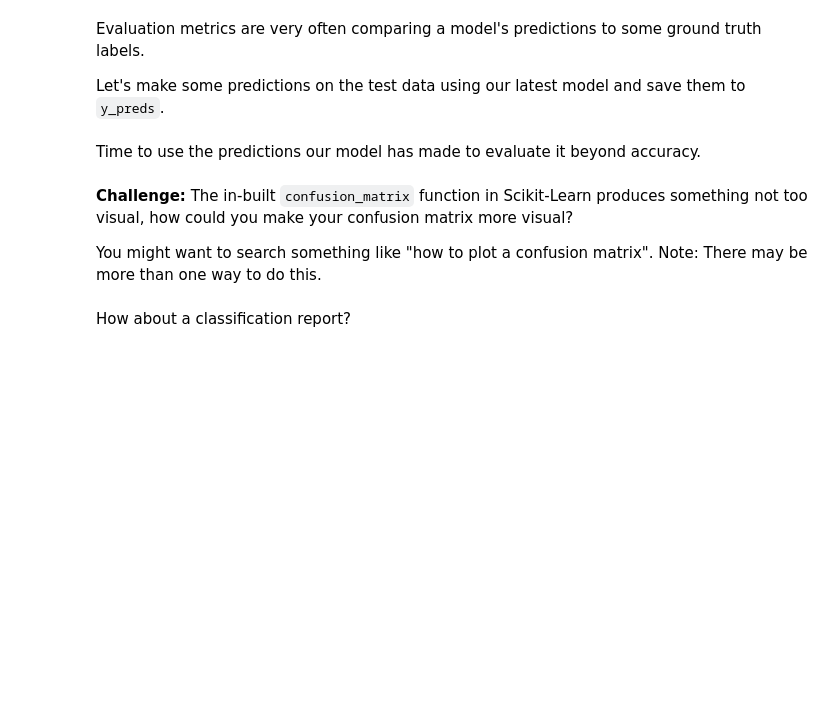
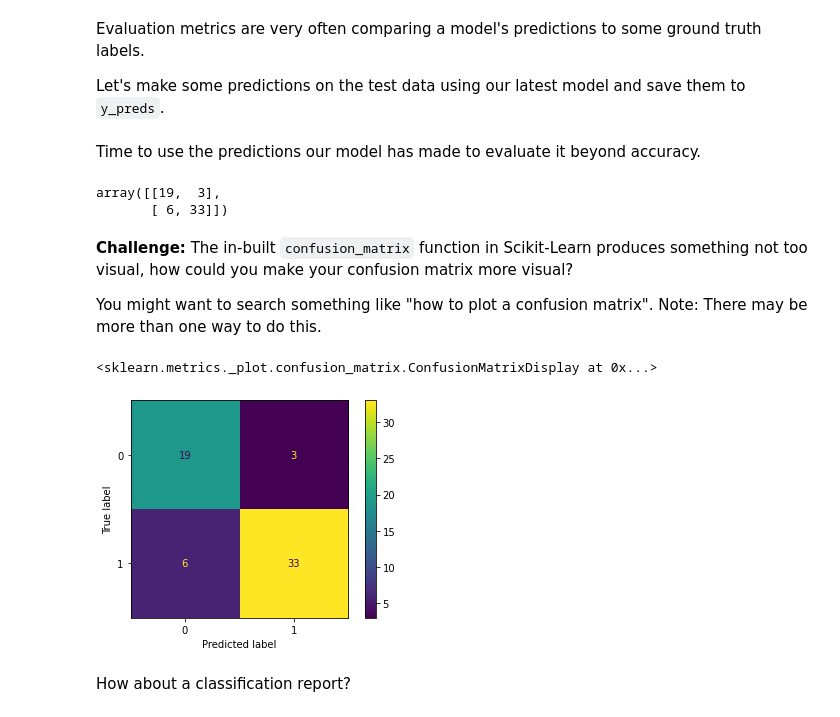
Before and after one commit to kunalburgul/AMLP, a Jupyter notebook: Sklearn/scikit-learn-exercises.ipynb, the cells around one changed output. Cells and saved outputs as stored; diff of their text form; code cells hidden in the pictures; blank space fills up the shorter version.

```diff
--- a/Sklearn/scikit-learn-exercises.ipynb
+++ b/Sklearn/scikit-learn-exercises.ipynb
@@ -261,18 +310,18 @@ log_reg_grid = {"C": np.logspace(-4, 4, 20),
 Since we've got a set of hyperparameters we can import `RandomizedSearchCV`, pass it our dictionary of hyperparameters and let it search for the best combination.
 # %%
 # Setup np random seed of 42
-np.random.seed(###)
+np.random.seed(42)
 
 # Import RandomizedSearchCV from sklearn's model_selection module
-
+from sklearn.model_selection import RandomizedSearchCV
 
 # Setup an instance of RandomizedSearchCV with a LogisticRegression() estimator,
 # our log_reg_grid as the param_distributions, a cv of 5 and n_iter of 5.
-rs_log_reg = RandomizedSearchCV(estimator=###,
-                                param_distributions=###,
-                                cv=###,
-                                n_iter=###,
-                                verbose=###)
+rs_log_reg = RandomizedSearchCV(estimator=LogisticRegression(),
+                                param_distributions=log_reg_grid,
+                                cv=5,
+                                n_iter=5,
+                                verbose=2)
 
 # Fit the instance of RandomizedSearchCV
-###
+rs_log_reg.fit(X_train, y_train);
@@ -304,7 +375,7 @@ But when it comes to classification, you'll likely want to use a few more evalua
 Before we get to these, we'll instantiate a new instance of our model using the best hyerparameters found by `RandomizedSearchCV`.
 # %%
 # Instantiate a LogisticRegression classifier using the best hyperparameters from RandomizedSearchCV
-clf = LogisticRegression(###)
+clf = LogisticRegression(C= 1438.44988828766, solver='liblinear')
 
 # Fit the new instance of LogisticRegression with the best hyperparameters on the training data
-###
+clf.fit(X_train, y_train)
@@ -329,15 +402,22 @@ Let's make some predictions on the test data using our latest model and save the
 # %% [markdown]
 Time to use the predictions our model has made to evaluate it beyond accuracy.
 # %%
+from sklearn.metrics._plot.confusion_matrix import plot_confusion_matrix
 # Create a confusion matrix using the confusion_matrix function
-###
+confusion_matrix(y_test, y_pred)
+# %% [output]
+array([[19,  3],
+       [ 6, 33]])
 # %% [markdown]
 **Challenge:** The in-built `confusion_matrix` function in Scikit-Learn produces something not too visual, how could you make your confusion matrix more visual?
 
 You might want to search something like "how to plot a confusion matrix". Note: There may be more than one way to do this.
 # %%
 # Create a more visual confusion matrix
-###
+plot_confusion_matrix(clf, X_test, y_test)
+# %% [output]
+<sklearn.metrics._plot.confusion_matrix.ConfusionMatrixDisplay at 0x...>
+[figure, added]
 # %% [markdown]
 How about a classification report?
 # %%
```
Also changed, not shown: parts of 49 cells of this notebook.
